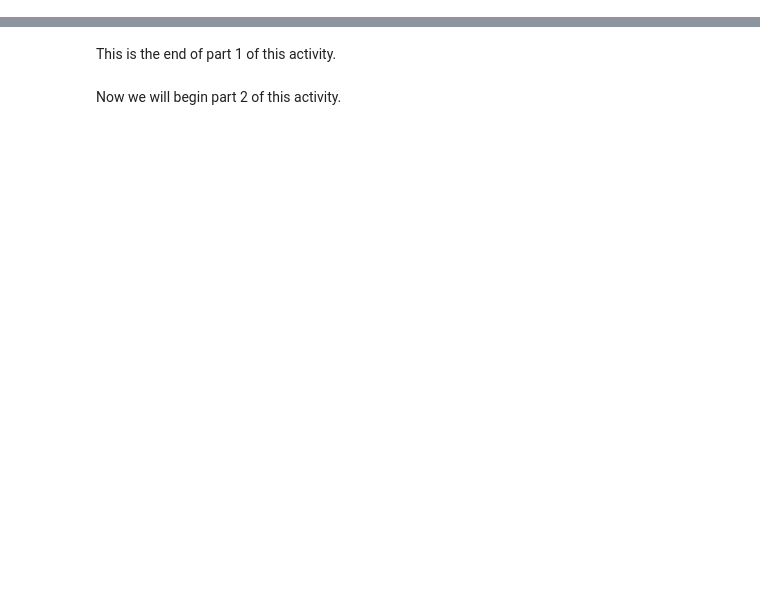
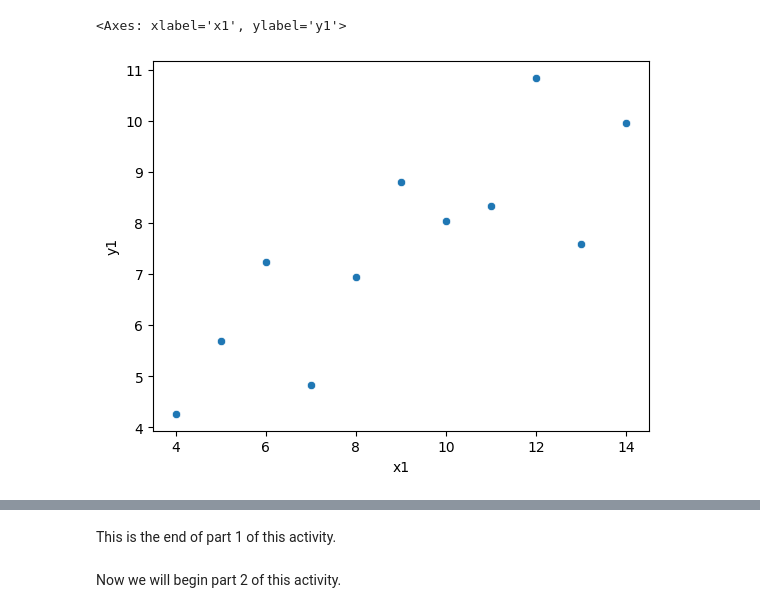
Before and after one commit to lenguyenduyphuc/Python_Learning, a Jupyter notebook: DataVisualizationActivity.ipynb, the cells around one changed output, grey strips where cells are left out. Drawn from its saved outputs; the diff is of its cells as text; code cells hidden in the pictures; blank space fills up the shorter version.

```diff
--- a/DataVisualizationActivity.ipynb
+++ b/DataVisualizationActivity.ipynb
@@ -48,9 +96,16 @@ print('%.3f' % corr)
 # %%
 import matplotlib.pyplot as plt
 import seaborn as sns
 
 # Fill in the x and y values below
-sns.scatterplot(, )
+list1 = df['x1']
+list2 = df['y1']
+
+# Plot the scatterplot
+sns.scatterplot(x=df['x1'], y=df['y1'], data=df)
+# %% [output]
+<Axes: xlabel='x1', ylabel='y1'>
+[figure, added]
 # %%
 #Overlay a regression line on top of the scatter plot
 
```
Also changed, not shown: parts of 13 cells of this notebook.
